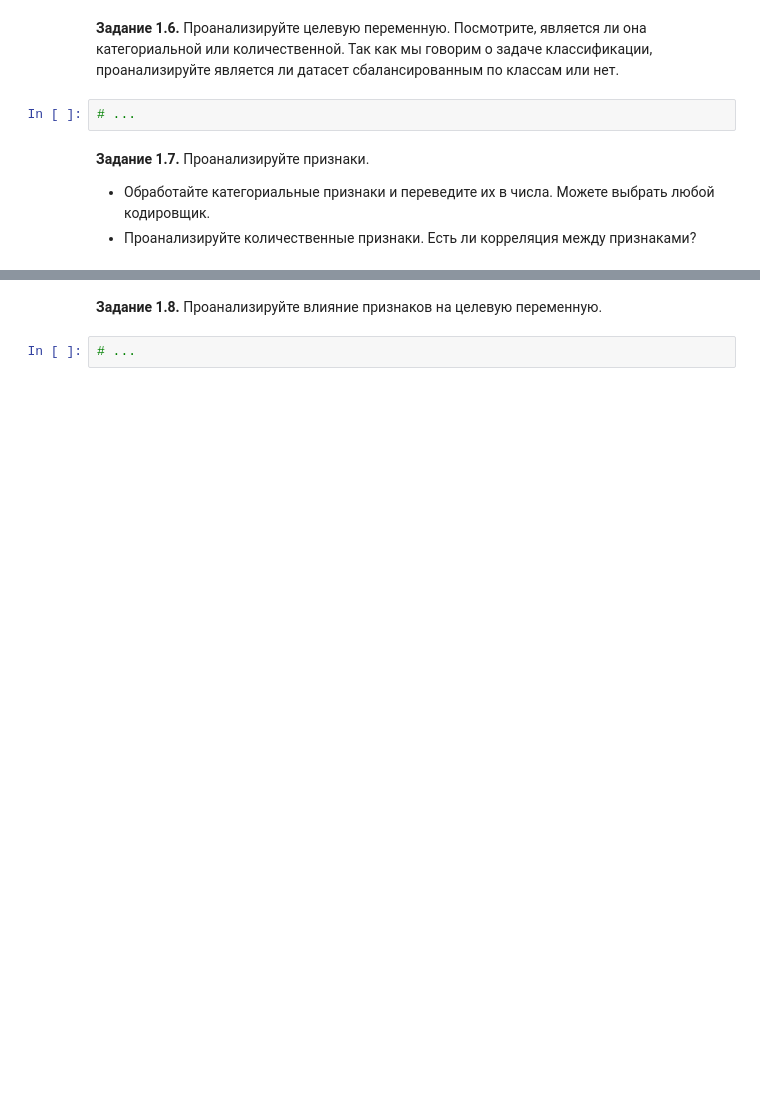
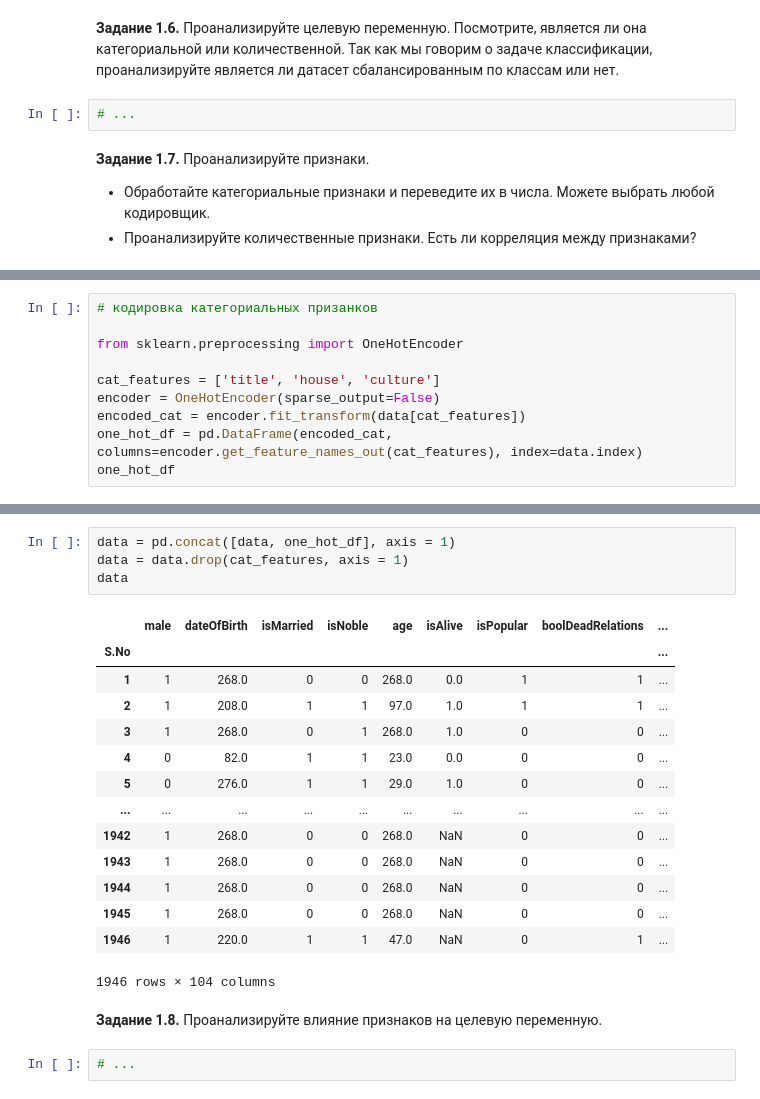
Before and after one commit to RedkinDenis/DeepLearning, a Jupyter notebook: week_01_ml_intro/Homework/hw_1_game_of_thrones.ipynb, the cells around one changed output, grey strips where cells are left out. Drawn from its saved outputs; the diff is of its cells as text; blank space fills up the shorter version.

```diff
--- a/week_01_ml_intro/Homework/hw_1_game_of_thrones.ipynb
+++ b/week_01_ml_intro/Homework/hw_1_game_of_thrones.ipynb
@@ -236,0 +260,10 @@ dtype: int64
+# %%
+# кодировка категориальных призанков
+
+from sklearn.preprocessing import OneHotEncoder
+
+cat_features = ['title', 'house', 'culture']
+encoder = OneHotEncoder(sparse_output=False)
+encoded_cat = encoder.fit_transform(data[cat_features])
+one_hot_df = pd.DataFrame(encoded_cat, columns=encoder.get_feature_names_out(cat_features), index=data.index)
+one_hot_df
@@ -237,3 +285,22 @@ dtype: int64
+# %%
+data = pd.concat([data, one_hot_df], axis = 1)
+data = data.drop(cat_features, axis = 1)
+data
+# %% [output]
+|  | male | dateOfBirth | isMarried | isNoble | age | isAlive | isPopular | boolDeadRelations | ... |
+| S.No |  |  |  |  |  |  |  |  | ... |
+| 1 | 1 | 268.0 | 0 | 0 | 268.0 | 0.0 | 1 | 1 | ... |
+| 2 | 1 | 208.0 | 1 | 1 | 97.0 | 1.0 | 1 | 1 | ... |
+| 3 | 1 | 268.0 | 0 | 1 | 268.0 | 1.0 | 0 | 0 | ... |
+| 4 | 0 | 82.0 | 1 | 1 | 23.0 | 0.0 | 0 | 0 | ... |
+| 5 | 0 | 276.0 | 1 | 1 | 29.0 | 1.0 | 0 | 0 | ... |
+| ... | ... | ... | ... | ... | ... | ... | ... | ... | ... |
+| 1942 | 1 | 268.0 | 0 | 0 | 268.0 | NaN | 0 | 0 | ... |
+| 1943 | 1 | 268.0 | 0 | 0 | 268.0 | NaN | 0 | 0 | ... |
+| 1944 | 1 | 268.0 | 0 | 0 | 268.0 | NaN | 0 | 0 | ... |
+| 1945 | 1 | 268.0 | 0 | 0 | 268.0 | NaN | 0 | 0 | ... |
+| 1946 | 1 | 220.0 | 1 | 1 | 47.0 | NaN | 0 | 1 | ... |
+1946 rows × 104 columns
 # %% [markdown]
 **Задание 1.8.** Проанализируйте влияние признаков на целевую переменную.
 # %%
```
Also changed, not shown: parts of 14 cells of this notebook.
